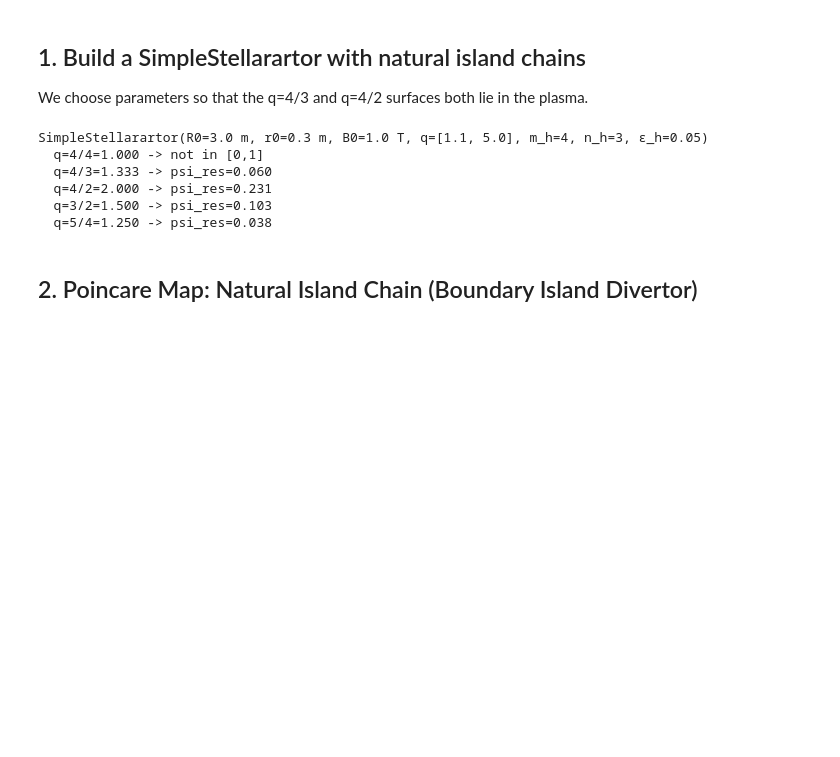
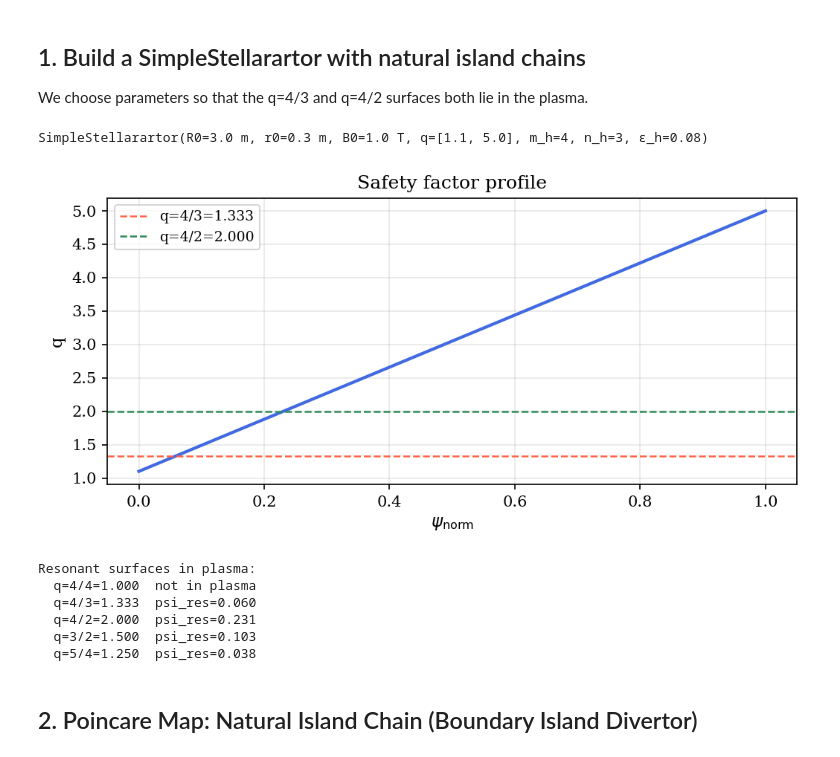
Before and after one commit to WenyinWei/pyna, a Jupyter notebook: notebooks/tutorials/stellarator_island_control.ipynb, the cells around one changed output. Cells and saved outputs as stored; diff of their text form; code cells hidden in the pictures; blank space fills up the shorter version.

```diff
--- a/notebooks/tutorials/stellarator_island_control.ipynb
+++ b/notebooks/tutorials/stellarator_island_control.ipynb
@@ -53,33 +56,54 @@ pyna loaded successfully
 
 We choose parameters so that the q=4/3 and q=4/2 surfaces both lie in the plasma.
 # %%
-# q profile: q0=1.1 to q1=5.0  ->  q=4/3~1.33 is near axis, q=4/2=2 at mid-radius
+# Equilibrium parameters (FIXED — do not change)
 stella = simple_stellarator(
-    R0=3.0,
-    r0=0.30,
-    B0=1.0,
-    q0=1.1,
-    q1=5.0,
-    m_h=4,
-    n_h=3,   # ripple drives (4,3) island chain
-    epsilon_h=0.05,  # 5% helical ripple
+    R0=3.0, r0=0.30, B0=1.0,
+    q0=1.1, q1=5.0,
+    m_h=4, n_h=3,    # helical ripple drives (4,3) island chain
+    epsilon_h=0.08,  # 8% helical ripple amplitude
 )
+TARGET_M, TARGET_N = 4, 3    # target island q=4/3
+MONITOR_M, MONITOR_N = 4, 2  # monitor island q=4/2=2
+N_COILS = 4
+R_COIL = 0.38
+I0_COIL = 500.0
+
 print(stella)
 
-# Find resonant surfaces
-for m, n in [(4, 4), (4, 3), (4, 2), (3, 2), (5, 4)]:
+# --- q profile plot ---
+psi_arr = np.linspace(0, 1, 200)
+q_arr   = np.array([float(stella.q_of_psi(p)) for p in psi_arr])
+
+fig, ax = plt.subplots(figsize=(7, 3.5))
+ax.plot(psi_arr, q_arr, 'royalblue', lw=2)
+ax.axhline(TARGET_M/TARGET_N,   color='tomato',  lw=1.2, ls='--', label=f'q={TARGET_M}/{TARGET_N}={TARGET_M/TARGET_N:.3f}')
+ax.axhline(MONITOR_M/MONITOR_N, color='seagreen', lw=1.2, ls='--', label=f'q={MONITOR_M}/{MONITOR_N}={MONITOR_M/MONITOR_N:.3f}')
+ax.set_xlabel(r'$\psi_\mathrm{norm}$', fontsize=11)
+ax.set_ylabel('q', fontsize=11)
+ax.set_title('Safety factor profile', fontsize=12)
+ax.legend(fontsize=9); ax.grid(True, alpha=0.3)
+plt.tight_layout()
+plt.savefig('q_profile.png', dpi=120)
+plt.show()
+
+# --- Resonance table ---
+print('\nResonant surfaces in plasma:')
+for m, n in [(4,4),(4,3),(4,2),(3,2),(5,4)]:
     psi_list = stella.resonant_psi(m, n)
     if psi_list:
-        print(f'  q={m}/{n}={m/n:.3f} -> psi_res={psi_list[0]:.3f}')
+        print(f'  q={m}/{n}={m/n:.3f}  psi_res={psi_list[0]:.3f}')
     else:
-        print(f'  q={m}/{n}={m/n:.3f} -> not in [0,1]')
+        print(f'  q={m}/{n}={m/n:.3f}  not in plasma')
 # %% [output]
-SimpleStellarartor(R0=3.0 m, r0=0.3 m, B0=1.0 T, q=[1.1, 5.0], m_h=4, n_h=3, ε_h=0.05)
-  q=4/4=1.000 -> not in [0,1]
-  q=4/3=1.333 -> psi_res=0.060
-  q=4/2=2.000 -> psi_res=0.231
-  q=3/2=1.500 -> psi_res=0.103
-  q=5/4=1.250 -> psi_res=0.038
+SimpleStellarartor(R0=3.0 m, r0=0.3 m, B0=1.0 T, q=[1.1, 5.0], m_h=4, n_h=3, ε_h=0.08)
+[figure, added]
+Resonant surfaces in plasma:
+  q=4/4=1.000  not in plasma
+  q=4/3=1.333  psi_res=0.060
+  q=4/2=2.000  psi_res=0.231
+  q=3/2=1.500  psi_res=0.103
+  q=5/4=1.250  psi_res=0.038
 # %% [markdown]
 ## 2. Poincare Map: Natural Island Chain (Boundary Island Divertor)
 # %%
```
Also changed, not shown: parts of 15 cells of this notebook.
